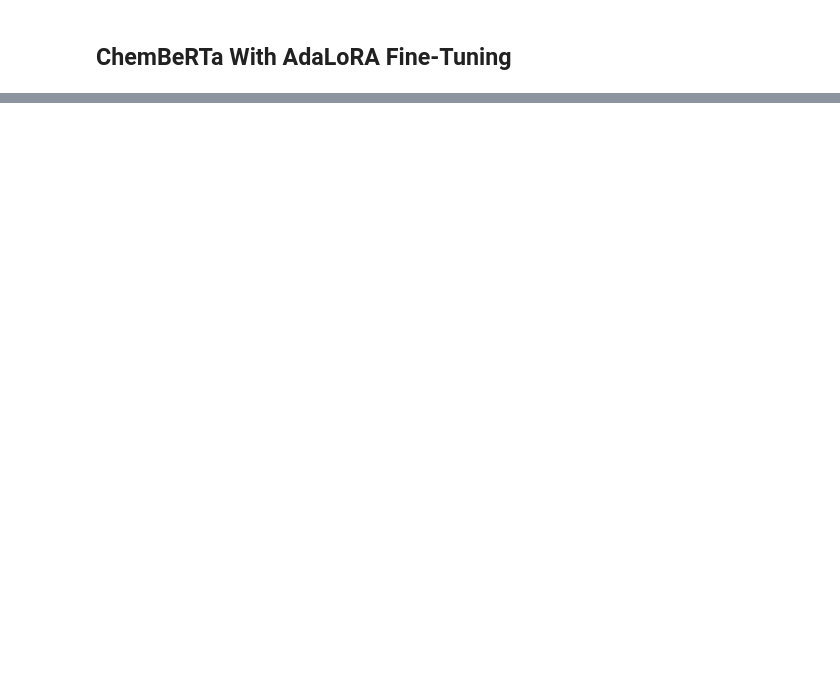
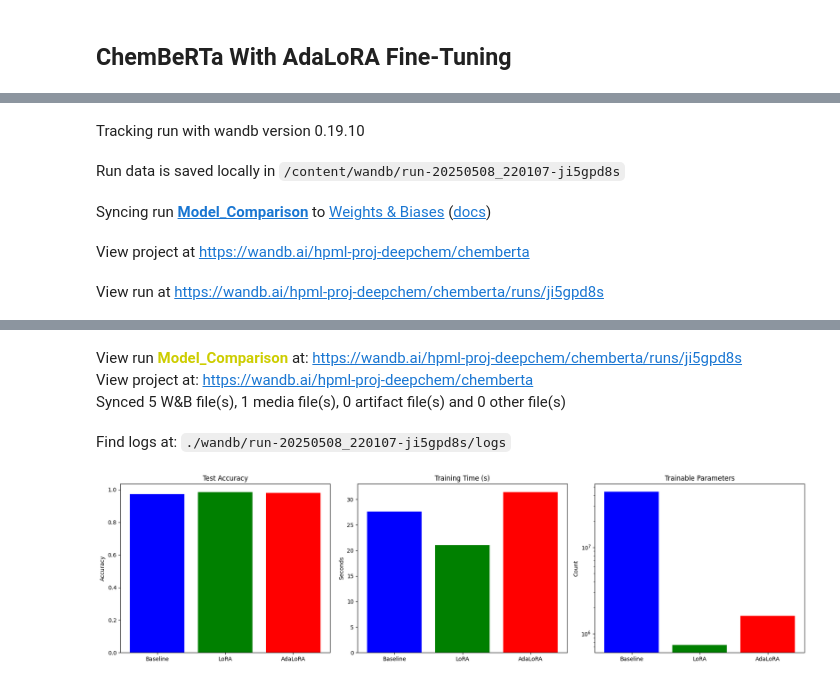
Before and after one commit to ab4972/DeepChem-Model-Optimization, a Jupyter notebook: chemberta_lora_adalora.ipynb, the cells around one changed output, grey strips where cells are left out. Saved outputs shown, nothing was run; the diff lists cells and outputs as text; code cells hidden in the pictures; blank space fills up the shorter version.

```diff
--- a/chemberta_lora_adalora.ipynb
+++ b/chemberta_lora_adalora.ipynb
@@ -601,7 +752,7 @@ def compare_models(baseline_metrics, lora_metrics, adalora_metrics):
     """
     Log a bar chart comparing training time, test accuracy, and parameter count for all models.
     """
-    wandb.init(project="testing", entity="hpml-proj-deepchem", name="Model_Comparison")
+    wandb.init(project="chemberta", entity="hpml-proj-deepchem", name="Model_Comparison")
     models = ["Baseline", "LoRA", "AdaLoRA"]
     test_accuracies = [baseline_metrics["test_accuracy"], lora_metrics["test_accuracy"], adalora_metrics["test_accuracy"]]
     training_times = [baseline_metrics["training_time"], lora_metrics["training_time"], adalora_metrics["training_time"]]
@@ -620,5 +771,12 @@ def compare_models(baseline_metrics, lora_metrics, adalora_metrics):
     axs[2].set_yscale("log")
     plt.tight_layout()
     wandb.log({"model_comparison": wandb.Image(fig)})
-    plt.close(fig)
     wandb.finish()
+# %%
+compare_models(baseline_metrics, lora_metrics, adalora_metrics)
+# %% [output]
+Tracking run with wandb version 0.19.10
+Run data is saved locally in /content/wandb/run-20250508_220107-ji5gpd8s
+Syncing run Model_Comparison to Weights & Biases (docs)
+View project at https://wandb.ai/hpml-proj-deepchem/chemberta
+View run at https://wandb.ai/hpml-proj-deepchem/chemberta/runs/ji5gpd8s
@@ -624,0 +784,5 @@ def compare_models(baseline_metrics, lora_metrics, adalora_metrics):
+View run Model_Comparison at: https://wandb.ai/hpml-proj-deepchem/chemberta/runs/ji5gpd8s
+View project at: https://wandb.ai/hpml-proj-deepchem/chemberta
+Synced 5 W&B file(s), 1 media file(s), 0 artifact file(s) and 0 other file(s)
+Find logs at: ./wandb/run-20250508_220107-ji5gpd8s/logs
+[figure, added]
```
Also changed, not shown: parts of 13 cells of this notebook.
